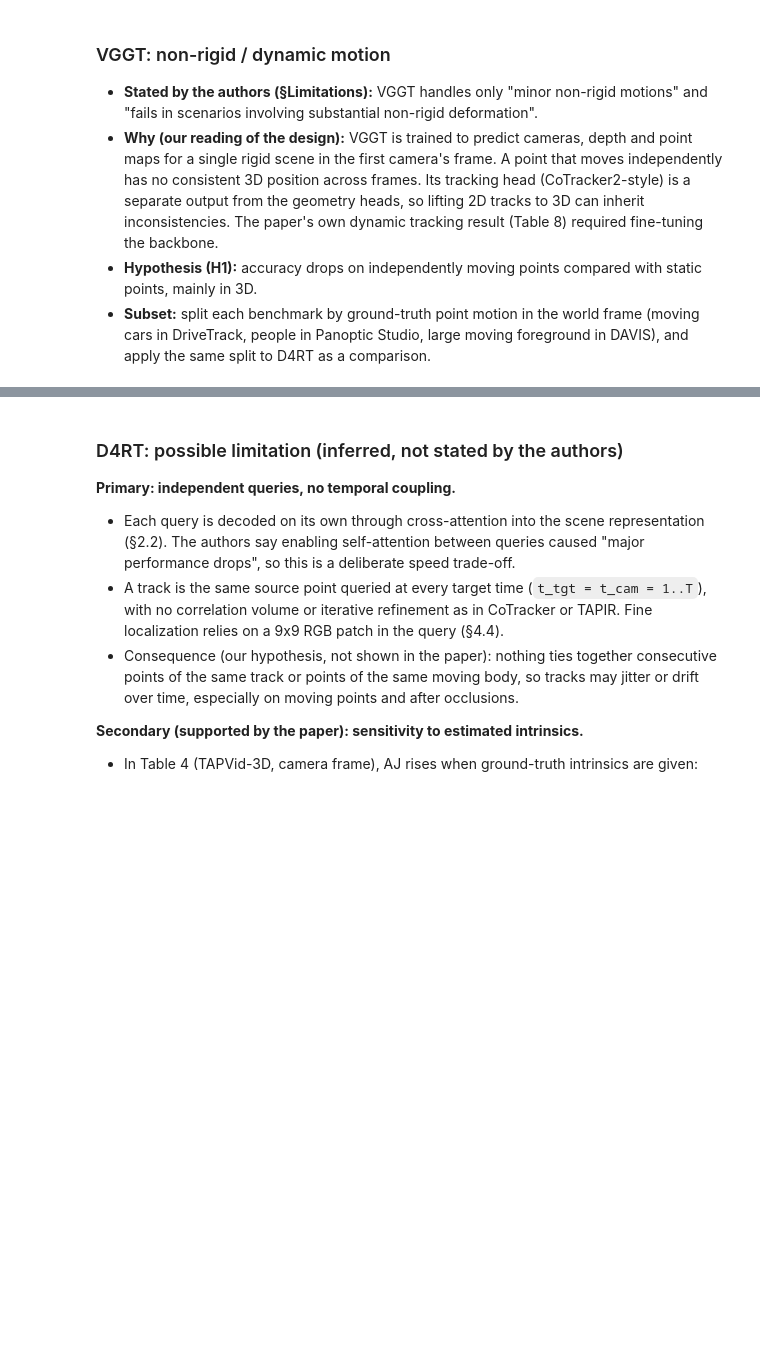
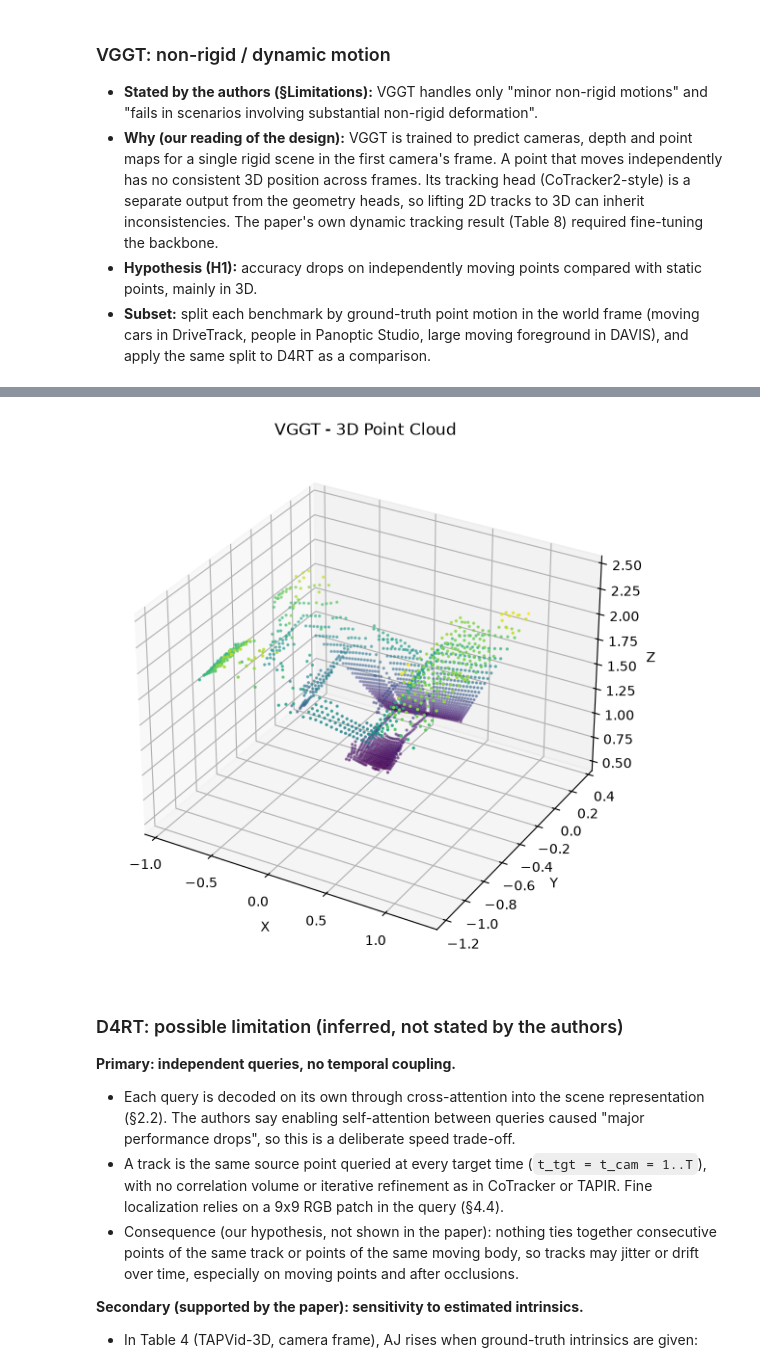
Before and after one commit to maxoubvd/AML_project, a Jupyter notebook: notebook.ipynb, the cells around one changed output, grey strips where cells are left out. Drawn from its saved outputs; the diff is of its cells as text; code cells hidden in the pictures; blank space fills up the shorter version.

```diff
--- a/notebook.ipynb
+++ b/notebook.ipynb
@@ -10,3 +71,35 @@
+# %%
+import numpy as np
+import matplotlib.pyplot as plt
+
+# Extract 3D points from the first image
+points = predictions["world_points"][0, 0, ::12, ::12, :]
+points = points.float().cpu().numpy().reshape(-1, 3)
+
+# Remove invalid points
+points = points[np.isfinite(points).all(axis=1)]
+
+# Plot 3D point cloud
+fig = plt.figure(figsize=(9, 7))
+ax = fig.add_subplot(111, projection="3d")
+
+ax.scatter(
+    points[:, 0],
+    points[:, 1],
+    points[:, 2],
+    c=points[:, 2],
+    cmap="viridis",
+    s=2
+)
+
+ax.set_xlabel("X")
+ax.set_ylabel("Y")
+ax.set_zlabel("Z")
+ax.set_title("VGGT - 3D Point Cloud")
+
+plt.show()
+# %% [output]
+[figure, added]
 # %% [markdown]
 ### D4RT: possible limitation (inferred, not stated by the authors)
 
```
Also changed, not shown: parts of 5 cells of this notebook, 11 other files.
